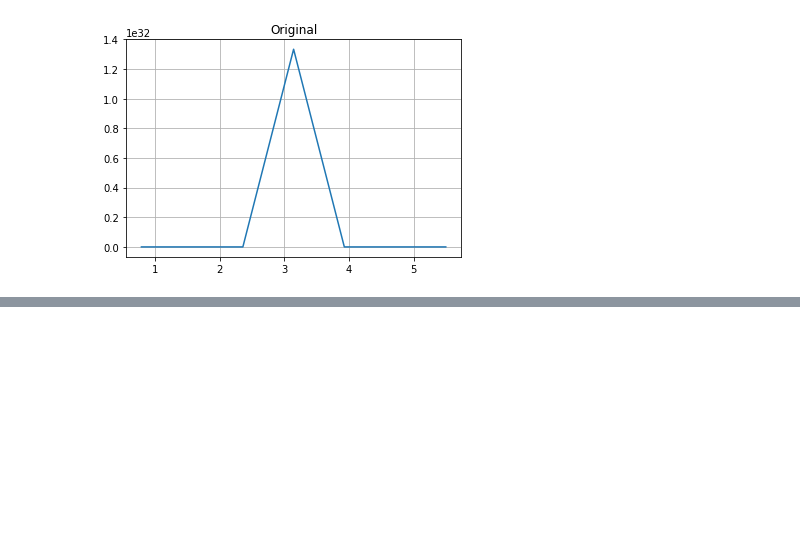
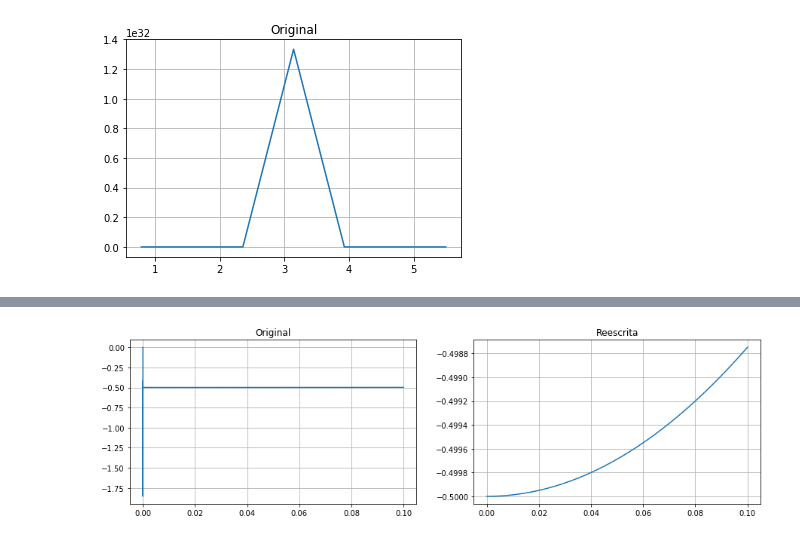
Before and after one commit to mijara/notebooks, a Jupyter notebook: tarea2/Tarea_2_CC1_2017.ipynb, the cells around one changed output, grey strips where cells are left out. Saved outputs shown, nothing was run; the diff lists cells and outputs as text; code cells hidden in the pictures; blank space fills up the shorter version.

```diff
--- a/tarea2/Tarea_2_CC1_2017.ipynb
+++ b/tarea2/Tarea_2_CC1_2017.ipynb
@@ -260,9 +289,9 @@ plt.show()
 # %% [markdown]
 c) Reescriba la función original para evitar el proceso de pérdida de significancia (hint: busqué un denominador común para ambas fracciones.)
 # %%
-def g(x):
+def k(x):
     return (x - 3 * x**2)/(1 + 4 * x + 3 * x**2)
-g = np.vectorize(g)
+k = np.vectorize(k)
 # %%
 def plot(f, xs, title, grid):
     plt.subplot(1, 2, grid)
@@ -330,3 +352,12 @@ plt.show()
 # %% [output]
 <matplotlib.figure.Figure at 0x...>
 [figure]
+# %%
+xs = np.logspace(-1, -20, 20)
+
+print("x".ljust(6), '|', 'bin(f(x))'.ljust(66), '|', 'f(x)')
+prev = 0
+for i in xs:
+    r = g(i)
+    print(str(i).ljust(6), '|', to_binary(r), "!" if r == prev else " ", r)
+    prev = r
@@ -332,0 +382,18 @@ plt.show()
+# %%
+def h(x):
+    return 1 / (np.cos(x) + 1) - 1
+h = np.vectorize(h)
+# %%
+def plot(f, xs, title, grid):
+    plt.subplot(1, 2, grid)
+    plt.title(title)
+    plt.grid(True)
+    plt.plot(xs, f(xs))
+
+xs = np.logspace(-1, -20, 1000)
+plt.figure(figsize=(15, 4))
+plot(g, xs, "Original", 1)
+plot(h, xs, "Reescrita", 2)
+plt.show()
+# %% [output]
+[figure, added]
```
Also changed, not shown: parts of 8 cells of this notebook.
